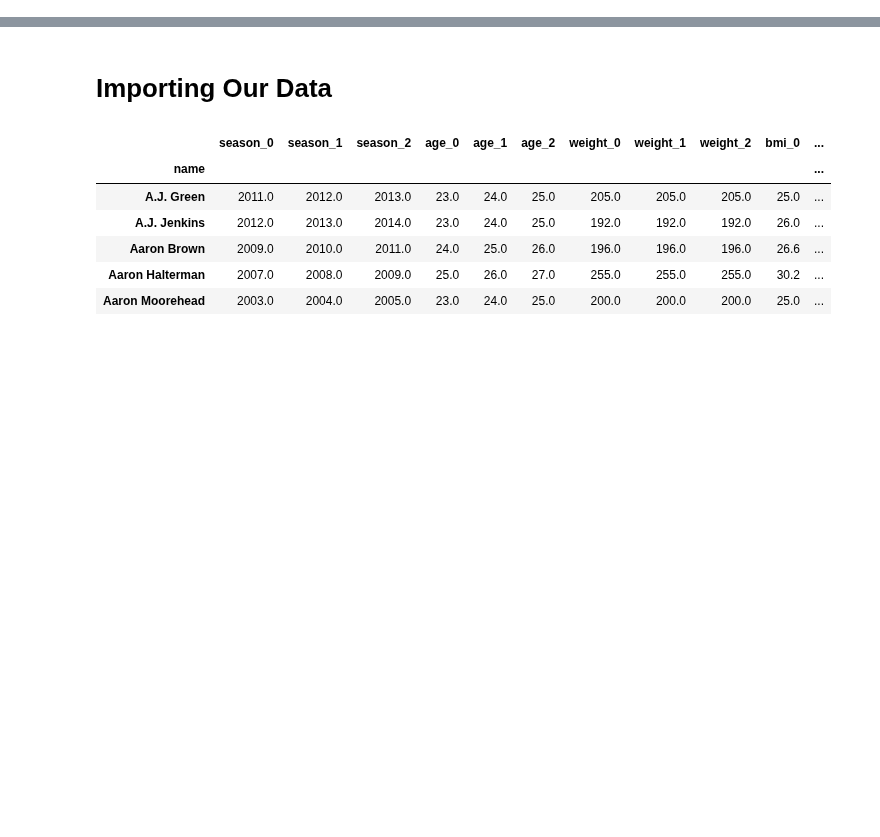
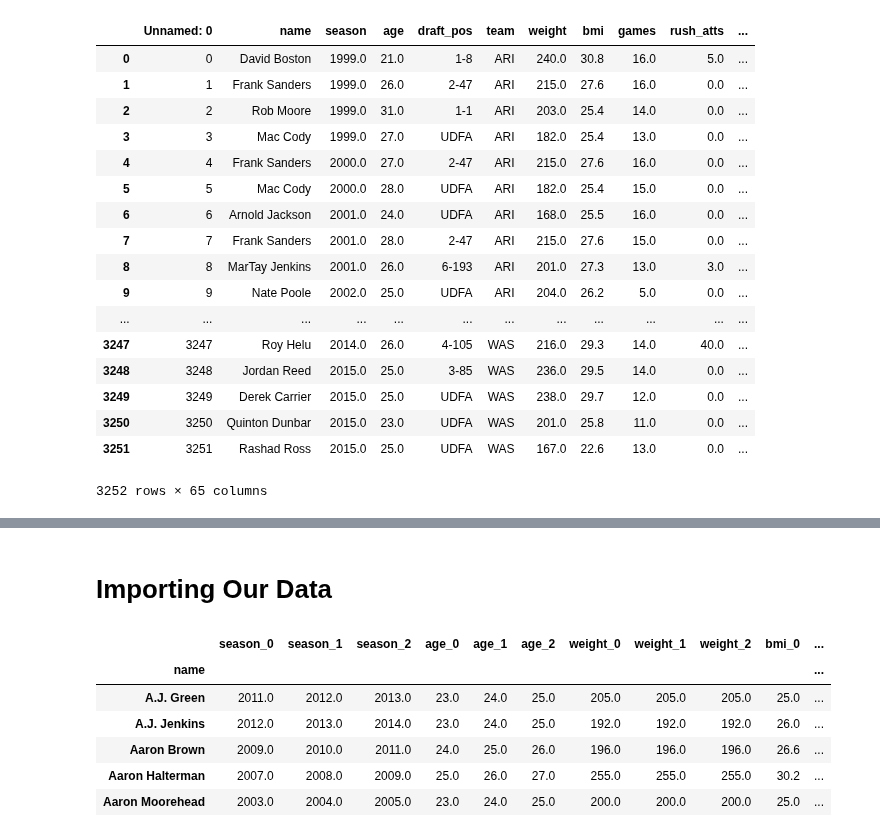
Before and after one commit to oneilltp18/GABBERT, a Jupyter notebook: wide_receivers/csv_update_model_build.ipynb, the cells around one changed output, grey strips where cells are left out. Cells and saved outputs as stored; diff of their text form; code cells hidden in the pictures; blank space fills up the shorter version.

```diff
--- a/wide_receivers/csv_update_model_build.ipynb
+++ b/wide_receivers/csv_update_model_build.ipynb
@@ -4,3 +4,25 @@ import numpy as np
 %matplotlib inline
 import matplotlib.pyplot as plt
 import seaborn as sns
+# %%
+df = pd.read_csv('final_wr.csv')
+df
+# %% [output]
+|  | Unnamed: 0 | name | season | age | draft_pos | team | weight | bmi | games | rush_atts | ... |
+| 0 | 0 | David Boston | 1999.0 | 21.0 | 1-8 | ARI | 240.0 | 30.8 | 16.0 | 5.0 | ... |
+| 1 | 1 | Frank Sanders | 1999.0 | 26.0 | 2-47 | ARI | 215.0 | 27.6 | 16.0 | 0.0 | ... |
+| 2 | 2 | Rob Moore | 1999.0 | 31.0 | 1-1 | ARI | 203.0 | 25.4 | 14.0 | 0.0 | ... |
+| 3 | 3 | Mac Cody | 1999.0 | 27.0 | UDFA | ARI | 182.0 | 25.4 | 13.0 | 0.0 | ... |
+| 4 | 4 | Frank Sanders | 2000.0 | 27.0 | 2-47 | ARI | 215.0 | 27.6 | 16.0 | 0.0 | ... |
+| 5 | 5 | Mac Cody | 2000.0 | 28.0 | UDFA | ARI | 182.0 | 25.4 | 15.0 | 0.0 | ... |
+| 6 | 6 | Arnold Jackson | 2001.0 | 24.0 | UDFA | ARI | 168.0 | 25.5 | 16.0 | 0.0 | ... |
+| 7 | 7 | Frank Sanders | 2001.0 | 28.0 | 2-47 | ARI | 215.0 | 27.6 | 15.0 | 0.0 | ... |
+| 8 | 8 | MarTay Jenkins | 2001.0 | 26.0 | 6-193 | ARI | 201.0 | 27.3 | 13.0 | 3.0 | ... |
+| 9 | 9 | Nate Poole | 2002.0 | 25.0 | UDFA | ARI | 204.0 | 26.2 | 5.0 | 0.0 | ... |
+| ... | ... | ... | ... | ... | ... | ... | ... | ... | ... | ... | ... |
+| 3247 | 3247 | Roy Helu | 2014.0 | 26.0 | 4-105 | WAS | 216.0 | 29.3 | 14.0 | 40.0 | ... |
+| 3248 | 3248 | Jordan Reed | 2015.0 | 25.0 | 3-85 | WAS | 236.0 | 29.5 | 14.0 | 0.0 | ... |
+| 3249 | 3249 | Derek Carrier | 2015.0 | 25.0 | UDFA | WAS | 238.0 | 29.7 | 12.0 | 0.0 | ... |
+| 3250 | 3250 | Quinton Dunbar | 2015.0 | 23.0 | UDFA | WAS | 201.0 | 25.8 | 11.0 | 0.0 | ... |
+| 3251 | 3251 | Rashad Ross | 2015.0 | 25.0 | UDFA | WAS | 167.0 | 22.6 | 13.0 | 0.0 | ... |
+3252 rows × 65 columns
```
Also changed, not shown: parts of 33 cells of this notebook, 1 other file.
